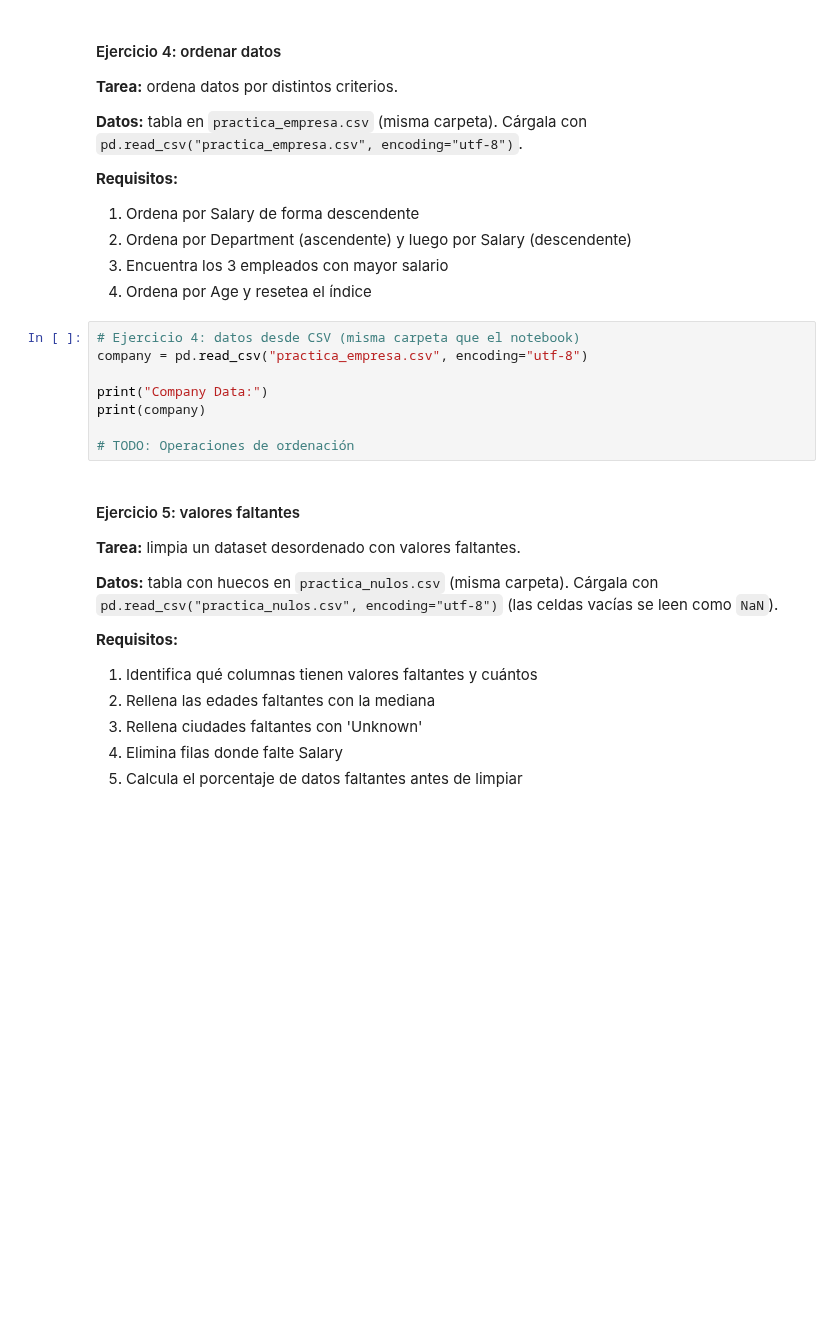
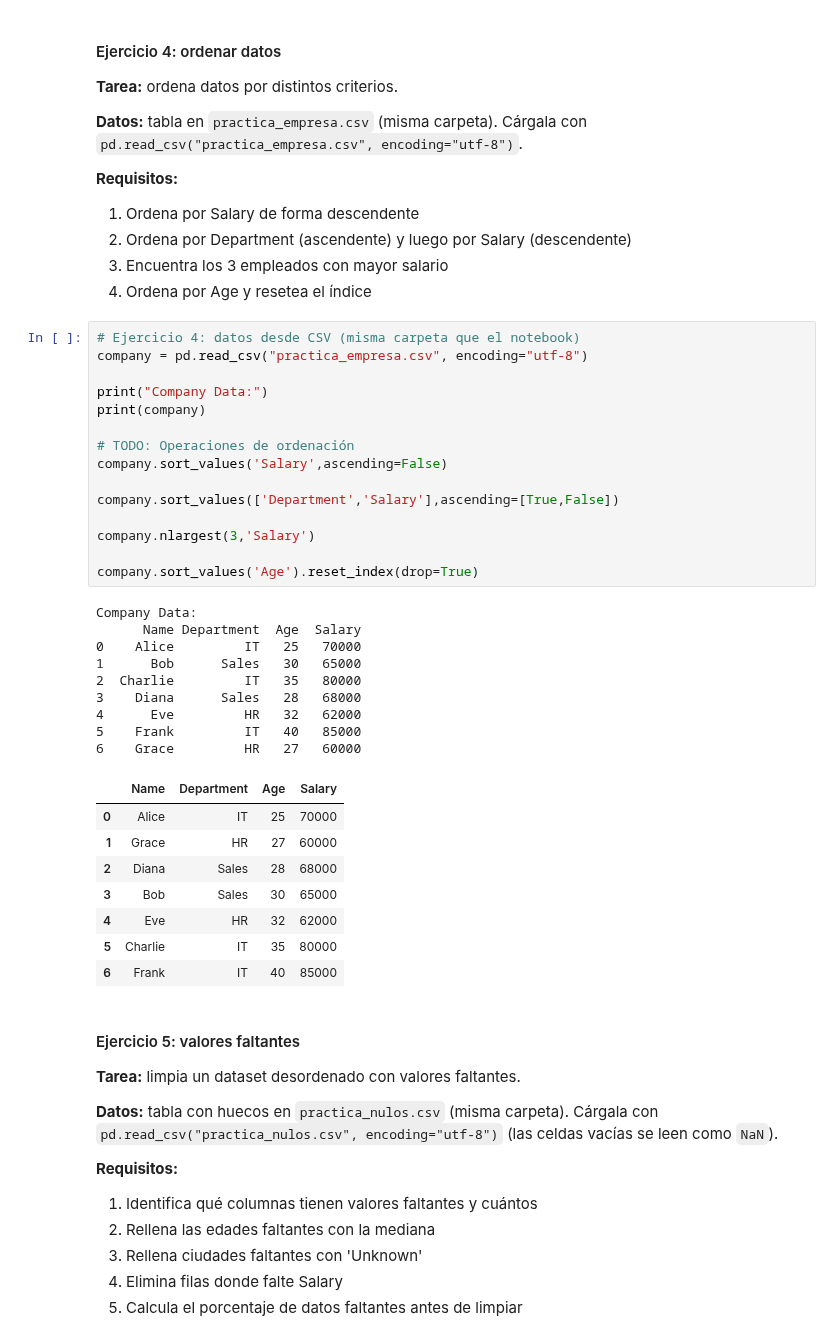
Before and after one commit to TermiJP/AI_JAVIER_BOOTCAMP, a Jupyter notebook: 02_Herramientas_Avanzadas/Sprint_03/Unidad_02_Pandas_lectura_escritura_ficheros/04_Practica_Obligatoria/Practica_Obligatoria_Pandas.ipynb, the cells around one changed output. Cells and saved outputs as stored; diff of their text form; blank space fills up the shorter version.

```diff
--- a/02_Herramientas_Avanzadas/Sprint_03/Unidad_02_Pandas_lectura_escritura_ficheros/04_Practica_Obligatoria/Practica_Obligatoria_Pandas.ipynb
+++ b/02_Herramientas_Avanzadas/Sprint_03/Unidad_02_Pandas_lectura_escritura_ficheros/04_Practica_Obligatoria/Practica_Obligatoria_Pandas.ipynb
@@ -105,11 +152,36 @@ print(products)
 # %%
 # Ejercicio 4: datos desde CSV (misma carpeta que el notebook)
 company = pd.read_csv("practica_empresa.csv", encoding="utf-8")
 
 print("Company Data:")
 print(company)
 
 # TODO: Operaciones de ordenación
+company.sort_values('Salary',ascending=False)
+
+company.sort_values(['Department','Salary'],ascending=[True,False])
+
+company.nlargest(3,'Salary')
+
+company.sort_values('Age').reset_index(drop=True)
+# %% [output]
+Company Data:
+      Name Department  Age  Salary
+0    Alice         IT   25   70000
+1      Bob      Sales   30   65000
+2  Charlie         IT   35   80000
+3    Diana      Sales   28   68000
+4      Eve         HR   32   62000
+5    Frank         IT   40   85000
+6    Grace         HR   27   60000
+|  | Name | Department | Age | Salary |
+| 0 | Alice | IT | 25 | 70000 |
+| 1 | Grace | HR | 27 | 60000 |
+| 2 | Diana | Sales | 28 | 68000 |
+| 3 | Bob | Sales | 30 | 65000 |
+| 4 | Eve | HR | 32 | 62000 |
+| 5 | Charlie | IT | 35 | 80000 |
+| 6 | Frank | IT | 40 | 85000 |
 # %% [markdown]
 #### Ejercicio 5: valores faltantes
 
```
Also changed, not shown: parts of 4 cells of this notebook, 2 other files.
